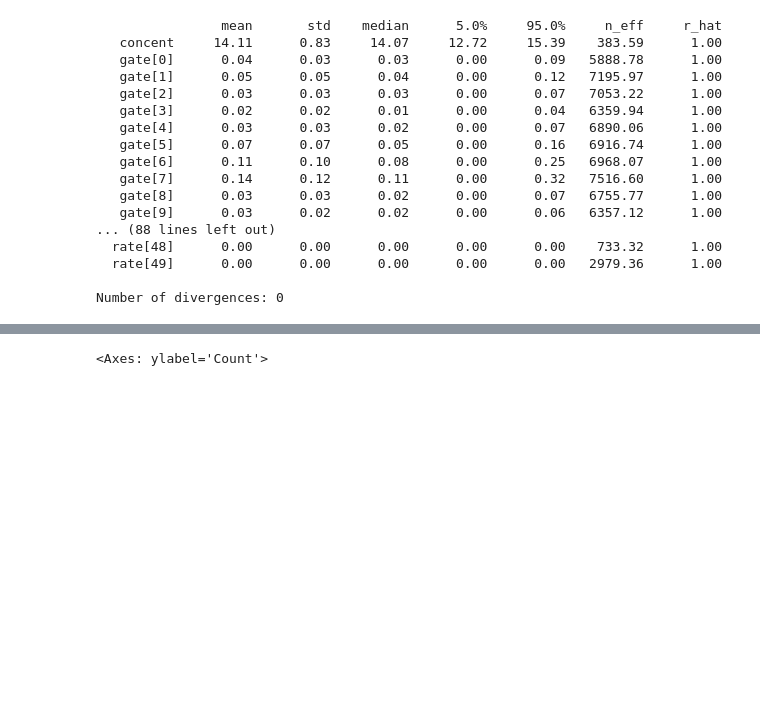
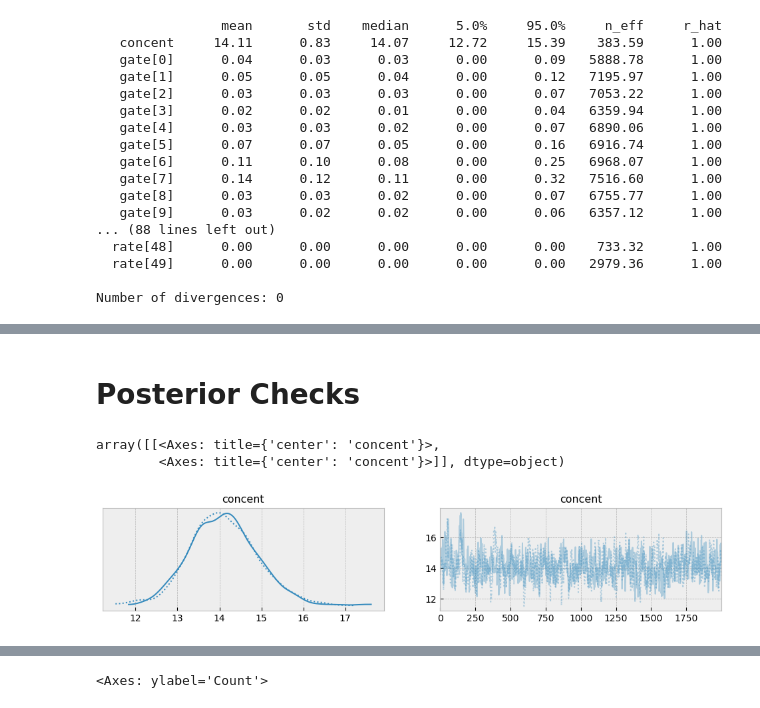
Before and after one commit to Alexchen666/Kidney-Cancer, a Jupyter notebook: Kidney Cancer BDA.ipynb, the cells around one changed output, grey strips where cells are left out. Drawn from its saved outputs; the diff is of its cells as text; code cells hidden in the pictures; blank space fills up the shorter version.

```diff
--- a/Kidney Cancer BDA.ipynb
+++ b/Kidney Cancer BDA.ipynb
@@ -278,5 +308,13 @@ samples = mcmc.get_samples()
 posterior_predictive = Predictive(model, samples)(
     rng_key, data['location'], data['population']
 )
+# %% [markdown]
+# Posterior Checks
 # %%
-az_data = az.from_numpyro(mcmc)
+az_data = az.from_numpyro(mcmc, posterior_predictive=posterior_predictive)
+# %%
+az.plot_trace(az_data, var_names=['concent']) # already checked gates and rates
+# %% [output]
+array([[<Axes: title={'center': 'concent'}>,
+        <Axes: title={'center': 'concent'}>]], dtype=object)
+[figure, added]
```
Also changed, not shown: parts of 22 cells of this notebook.
